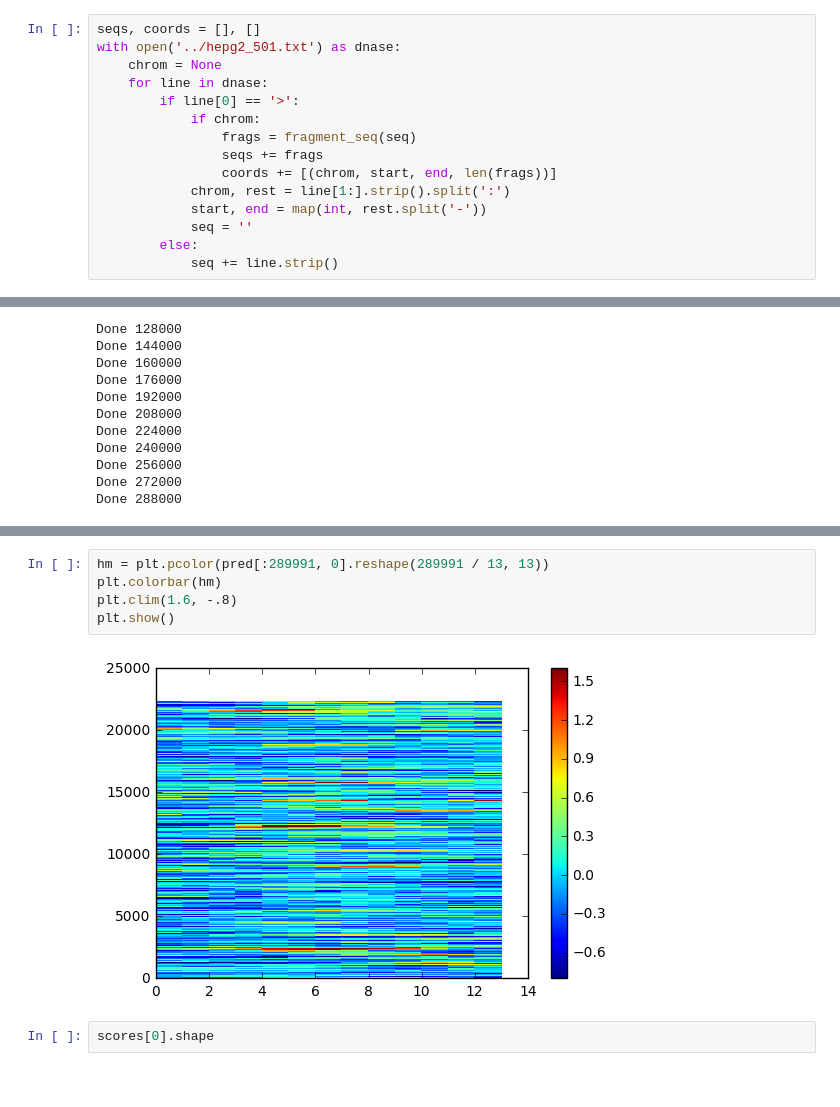
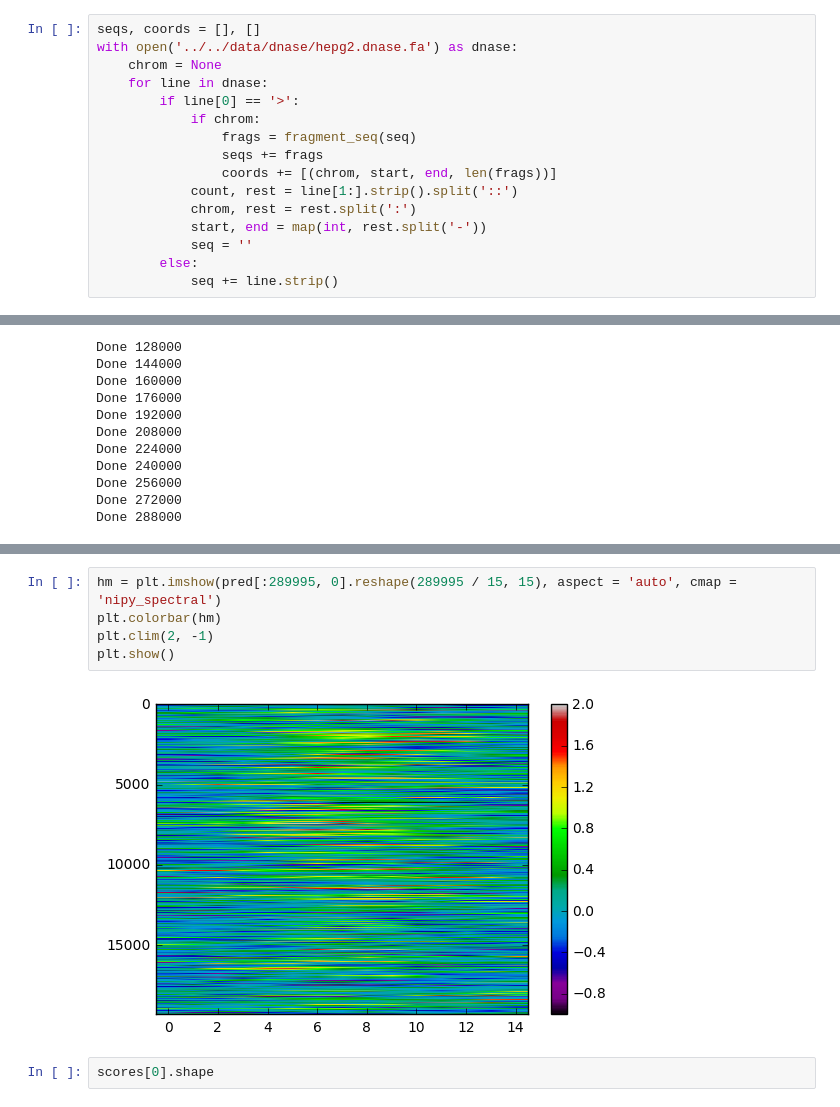
Before and after one commit to irvhsu/cs273b-project, a Jupyter notebook: notebooks/interpretation/deeplift.ipynb, the cells around one changed output, grey strips where cells are left out. Drawn from its saved outputs; the diff is of its cells as text.

```diff
--- a/notebooks/interpretation/deeplift.ipynb
+++ b/notebooks/interpretation/deeplift.ipynb
@@ -47,7 +47,7 @@ def seqs_to_encoded_matrix(seqs):
     return result
 # %%
 seqs, coords = [], []
-with open('../hepg2_501.txt') as dnase:
+with open('../../data/dnase/hepg2.dnase.fa') as dnase:
     chrom = None
     for line in dnase:
         if line[0] == '>':
@@ -55,7 +55,8 @@ with open('../hepg2_501.txt') as dnase:
                 frags = fragment_seq(seq)
                 seqs += frags
                 coords += [(chrom, start, end, len(frags))]
-            chrom, rest = line[1:].strip().split(':')
+            count, rest = line[1:].strip().split('::')
+            chrom, rest = rest.split(':')
             start, end = map(int, rest.split('-'))
             seq = ''
         else:
@@ -169,10 +191,10 @@ plt.show()
 # %%
-hm = plt.pcolor(pred[:289991, 0].reshape(289991 / 13, 13))
+hm = plt.imshow(pred[:289995, 0].reshape(289995 / 15, 15), aspect = 'auto', cmap = 'nipy_spectral')
 plt.colorbar(hm)
-plt.clim(1.6, -.8)
+plt.clim(2, -1)
 plt.show()
 # %% [output]
-[figure, old version]
+[figure, new version]
 # %%
 scores[0].shape
 # %% [output]
```
Also changed, not shown: parts of 18 cells of this notebook, 1 other file.
